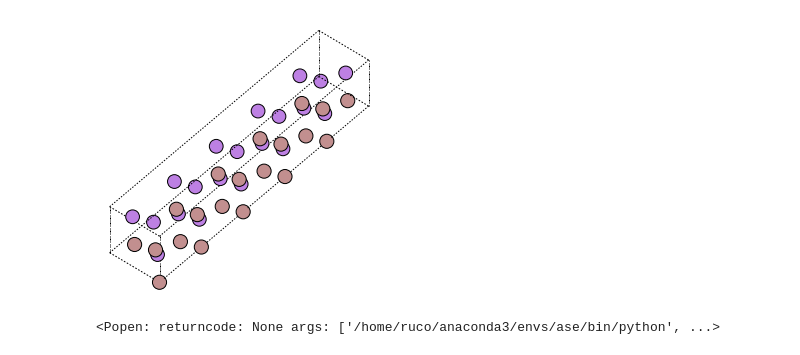
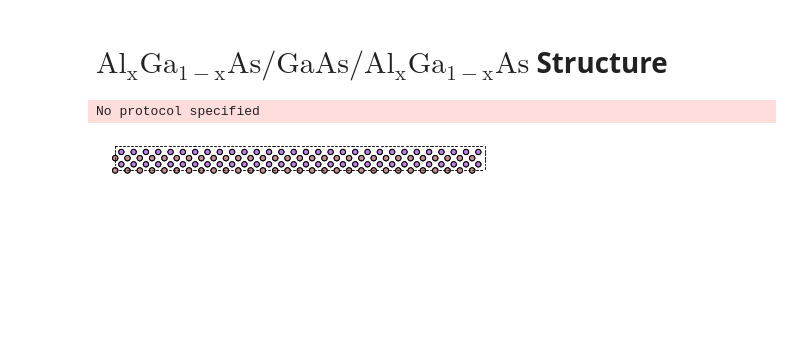
Before and after one commit to RUCO13/ruco-phd-project, a Jupyter notebook: phd-codes/atom-structures/Heterostructure.ipynb, the cells around one changed output. Saved outputs shown, nothing was run; the diff lists cells and outputs as text; code cells hidden in the pictures; blank space fills up the shorter version.

```diff
--- a/phd-codes/atom-structures/Heterostructure.ipynb
+++ b/phd-codes/atom-structures/Heterostructure.ipynb
@@ -1,3 +1,5 @@
+# %% [markdown]
+# $\displaystyle\mathrm{Al_{x}Ga_{1-x}As/GaAs/Al_{x}Ga_{1-x}As}$ Structure
 # %%
 import matplotlib.pyplot as plt
 from ase.visualize.plot import plot_atoms
@@ -10,37 +12,36 @@ from ase.io import read, write
 from ase.io.xsf import read_xsf, write_xsf
 from ase.build import make_supercell, bulk
 import numpy as np
 from ase import Atoms
 from ase.lattice import *
 from ase.dft.kpoints import *
 from ase.optimize import BFGS,LBFGS
 from gpaw import GPAW, PW, FermiDirac
 from ase.constraints import ExpCellFilter
 
 plt.rcParams['axes.facecolor']= 'none'
 plt.rcParams['figure.facecolor'] = 'none'
 
 a = 5.628  # Lattice parameter
 GaAs = crystal(['Ga','As'],
                 basis=[(0,0,0),(0.25,0.25,0.25)],
                 spacegroup=216,
                 cellpar=[a,a,a,90,90,90]
               )
 bp = GaAs.cell.bandpath()
 path = GaAs.cell.bandpath()
 atoms =GaAs
 atoms.pbc = (False, False, True)
 #atoms.center(vacuum=1.0, axis=2)
-atoms *=(1,1,5)
+atoms *=(2,1,15)
 plt.figure(figsize=(7,5))
 ax0 = plot_atoms(atoms,
            radii=0.5,
-           rotation='40x,45y,90z',
+           rotation='0x,90y,0z',
             )
 ax0.set_axis_off()
 # %% [output]
+No protocol specified
-[figure, old version]
+[figure, new version]
 # %%
 view(atoms)
-# %% [output]
-<Popen: returncode: None args: ['/home/ruco/anaconda3/envs/ase/bin/python', ...>
```
Also changed, not shown: parts of 16 cells of this notebook, 14 other files.
